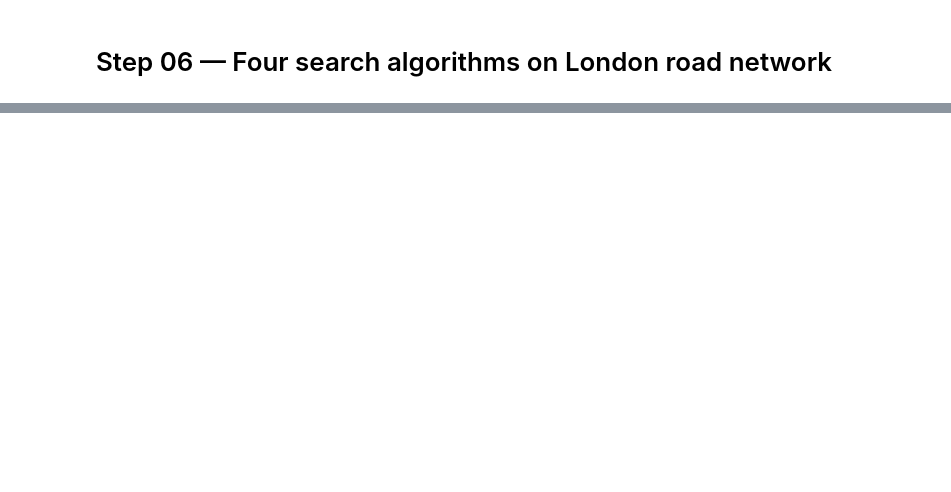
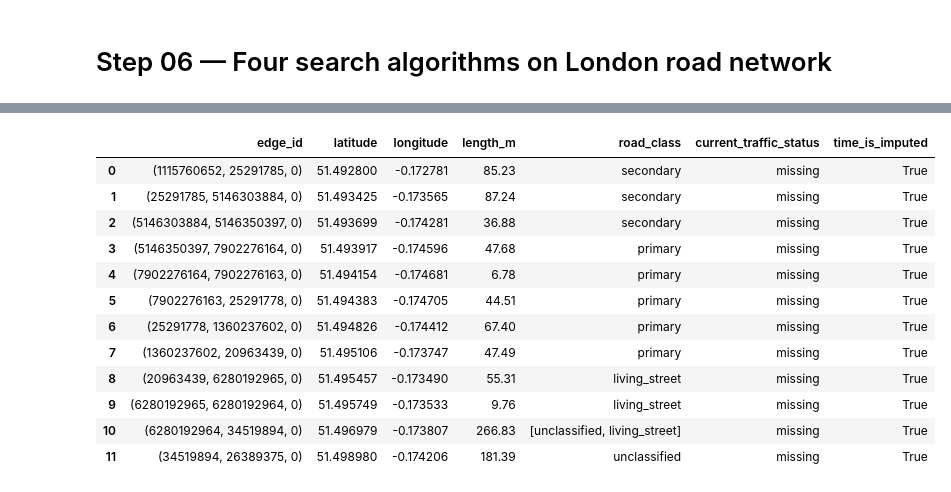
Before and after one commit to Aihan-2005/AiWithPython, a Jupyter notebook: AiLeason/notebooks/06_search_algorithms.ipynb, the cells around one changed output, grey strips where cells are left out. Saved outputs shown, nothing was run; the diff lists cells and outputs as text; code cells hidden in the pictures; blank space fills up the shorter version.

```diff
--- a/AiLeason/notebooks/06_search_algorithms.ipynb
+++ b/AiLeason/notebooks/06_search_algorithms.ipynb
@@ -225,0 +474,68 @@ AssertionError:
+# %%
+from routing.map_matching import directed_osm_line
+
+route_probe_rows = []
+
+astar_result = results_time["A*"]
+
+if astar_result["found"]:
+    for edge_id in astar_result["path_edges"]:
+        u, v, key = edge_id
+        attrs = snapshot[u][v][key]
+
+        usable_observation = (
+            attrs.get("traffic_matched") is True
+            and attrs.get("time_is_imputed") is False
+            and attrs.get("traffic_status") in {"red", "yellow", "clear"}
+            and attrs.get("traffic_match_source") in {
+                "direct_probe",
+                "reverse_inferred",
+            }
+        )
+
+        if usable_observation:
+            continue
+
+        midpoint = directed_osm_line(G, u, v, key).interpolate(
+            0.5,
+            normalized=True,
+        )
+
+        route_probe_rows.append({
+            "edge_id": edge_id,
+            "latitude": round(midpoint.y, 7),
+            "longitude": round(midpoint.x, 7),
+            "length_m": round(float(attrs.get("length", 0.0)), 2),
+            "road_class": attrs.get("highway"),
+            "current_traffic_status": attrs.get("traffic_status", "missing"),
+            "time_is_imputed": attrs.get("time_is_imputed", True),
+        })
+
+route_probe_candidates_df = pd.DataFrame(route_probe_rows)
+route_probe_edge_ids = [
+    tuple(row["edge_id"]) for row in route_probe_rows
+]
+
+print("A* route edges needing traffic observations:", len(route_probe_edge_ids))
+display(route_probe_candidates_df)
+
+print(
+    "Next step: use route_probe_edge_ids as selected_edge_ids in Notebook 05 "
+    "for a bounded route-focused collection."
+)
+
+
+import json
+
+route_probe_path = RESULTS_DIR / "route_probe_candidates.json"
+route_probe_payload = [
+    {**row, "edge_id": list(row["edge_id"])}
+    for row in route_probe_rows
+]
+route_probe_path.parent.mkdir(parents=True, exist_ok=True)
+route_probe_path.write_text(
+    json.dumps(route_probe_payload, indent=2, ensure_ascii=False),
+    encoding="utf-8",
+)
+print("Route-focused probe candidates exported:", route_probe_path)
+# %% [output]
@@ -225,0 +543,13 @@ AssertionError:
+|  | edge_id | latitude | longitude | length_m | road_class | current_traffic_status | time_is_imputed |
+| 0 | (1115760652, 25291785, 0) | 51.492800 | -0.172781 | 85.23 | secondary | missing | True |
+| 1 | (25291785, 5146303884, 0) | 51.493425 | -0.173565 | 87.24 | secondary | missing | True |
+| 2 | (5146303884, 5146350397, 0) | 51.493699 | -0.174281 | 36.88 | secondary | missing | True |
+| 3 | (5146350397, 7902276164, 0) | 51.493917 | -0.174596 | 47.68 | primary | missing | True |
+| 4 | (7902276164, 7902276163, 0) | 51.494154 | -0.174681 | 6.78 | primary | missing | True |
+| 5 | (7902276163, 25291778, 0) | 51.494383 | -0.174705 | 44.51 | primary | missing | True |
+| 6 | (25291778, 1360237602, 0) | 51.494826 | -0.174412 | 67.40 | primary | missing | True |
+| 7 | (1360237602, 20963439, 0) | 51.495106 | -0.173747 | 47.49 | primary | missing | True |
+| 8 | (20963439, 6280192965, 0) | 51.495457 | -0.173490 | 55.31 | living_street | missing | True |
+| 9 | (6280192965, 6280192964, 0) | 51.495749 | -0.173533 | 9.76 | living_street | missing | True |
+| 10 | (6280192964, 34519894, 0) | 51.496979 | -0.173807 | 266.83 | [unclassified, living_street] | missing | True |
+| 11 | (34519894, 26389375, 0) | 51.498980 | -0.174206 | 181.39 | unclassified | missing | True |
```
Also changed, not shown: parts of 46 cells of this notebook, 8 other files.
